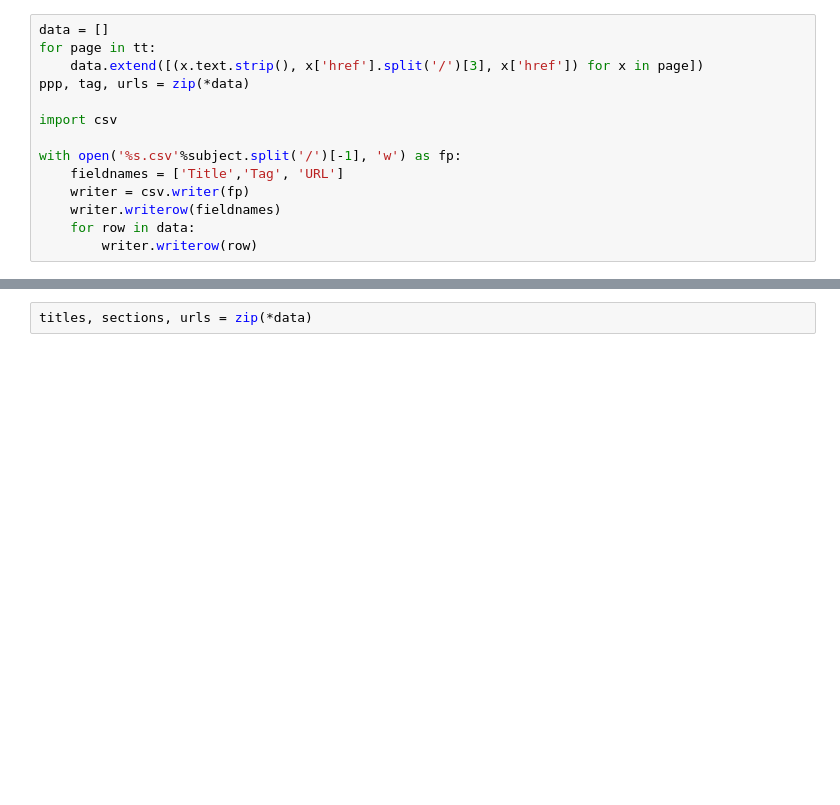
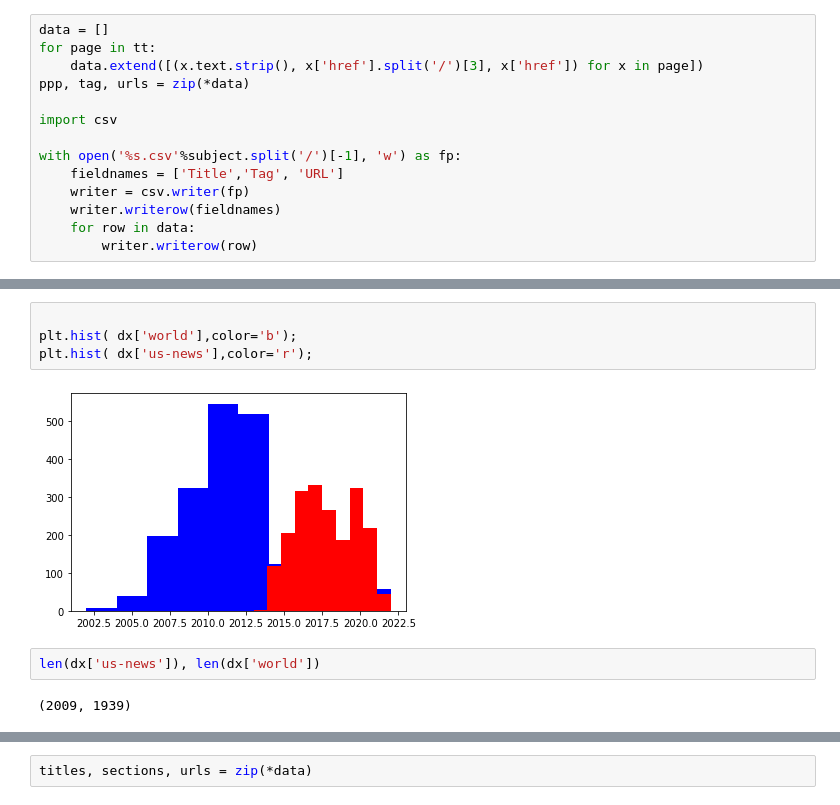
Before and after one commit to macbuse/GUARDIAN, a Jupyter notebook: goose_test_editorialis_miner.ipynb, the cells around one changed output, grey strips where cells are left out. Drawn from its saved outputs; the diff is of its cells as text; blank space fills up the shorter version.

```diff
--- a/goose_test_editorialis_miner.ipynb
+++ b/goose_test_editorialis_miner.ipynb
@@ -294,3 +369,13 @@ with open('%s.csv'%subject.split('/')[-1], 'w') as fp:
+# %%
+
+plt.hist( dx['world'],color='b');
+plt.hist( dx['us-news'],color='r');
+# %% [output]
+[figure, added]
+# %%
+len(dx['us-news']), len(dx['world'])
+# %% [output]
+(2009, 1939)
 # %%
 src = urls[2]
 fn = '_'.join(src.split('/')[-1].split('-')[2:-1])
```
Also changed, not shown: parts of 11 cells of this notebook, 13 other files.
